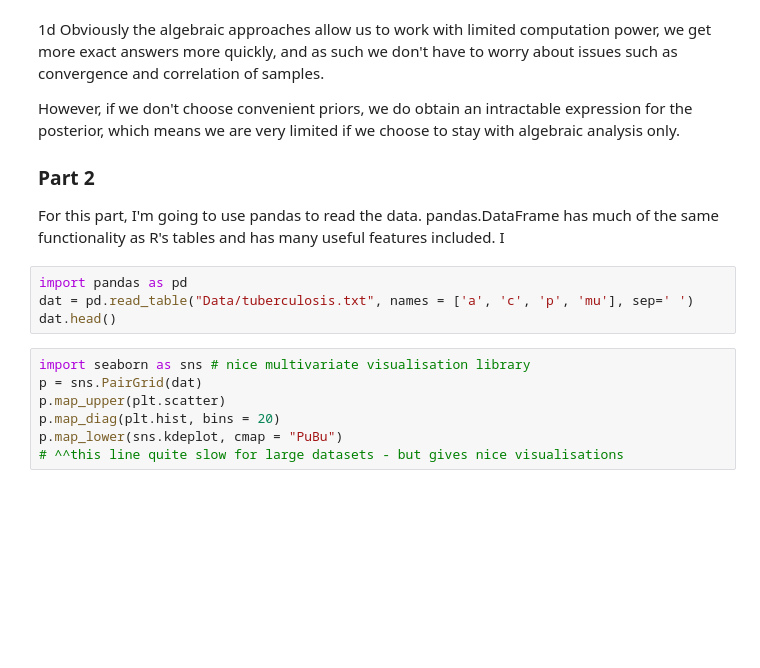
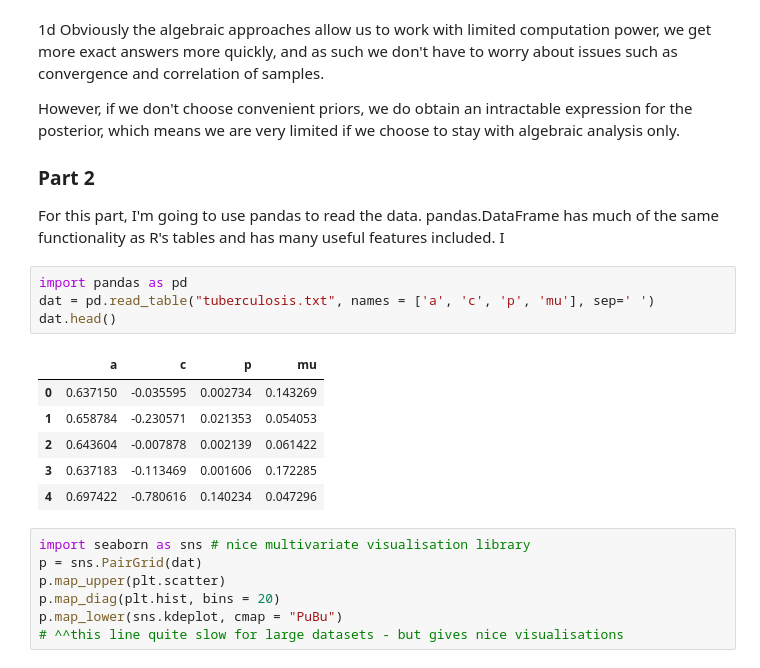
Before and after one commit to nayyarv/BayesInference, a Jupyter notebook: Lab1.ipynb, the cells around one changed output. Cells and saved outputs as stored; diff of their text form; blank space fills up the shorter version.

```diff
--- a/Lab1.ipynb
+++ b/Lab1.ipynb
@@ -219,8 +219,15 @@ However, if we don't choose convenient priors, we do obtain an intractable expre
 For this part, I'm going to use pandas to read the data. pandas.DataFrame has much of the same functionality as R's tables and has many useful features included. I
 # %%
 import pandas as pd
-dat = pd.read_table("Data/tuberculosis.txt", names = ['a', 'c', 'p', 'mu'], sep=' ')
+dat = pd.read_table("tuberculosis.txt", names = ['a', 'c', 'p', 'mu'], sep=' ')
 dat.head()
+# %% [output]
+|  | a | c | p | mu |
+| 0 | 0.637150 | -0.035595 | 0.002734 | 0.143269 |
+| 1 | 0.658784 | -0.230571 | 0.021353 | 0.054053 |
+| 2 | 0.643604 | -0.007878 | 0.002139 | 0.061422 |
+| 3 | 0.637183 | -0.113469 | 0.001606 | 0.172285 |
+| 4 | 0.697422 | -0.780616 | 0.140234 | 0.047296 |
 # %%
 import seaborn as sns # nice multivariate visualisation library
 p = sns.PairGrid(dat)
```
Also changed, not shown: parts of 11 cells of this notebook.
